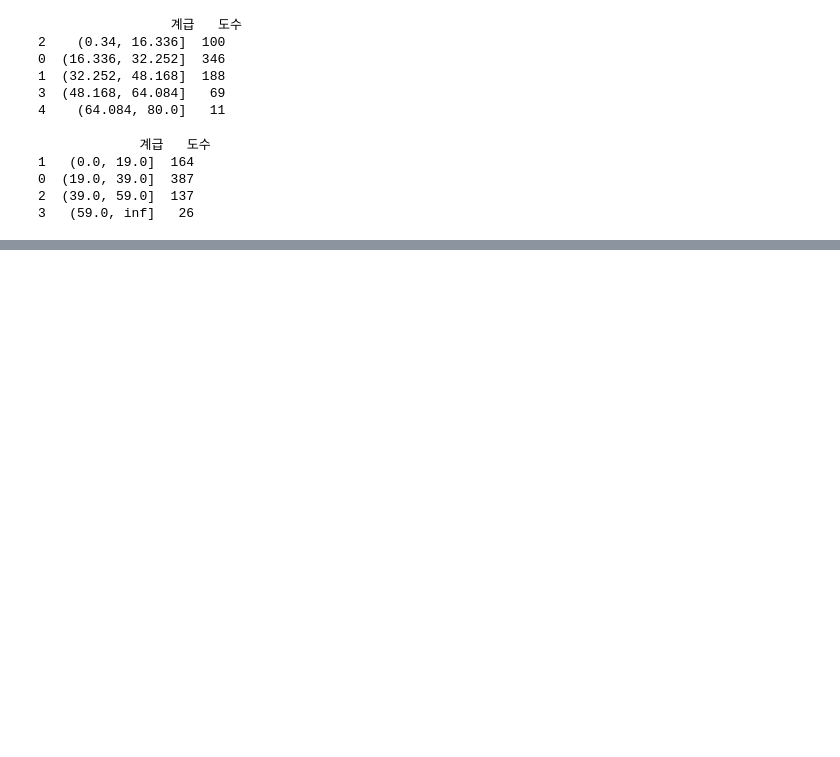
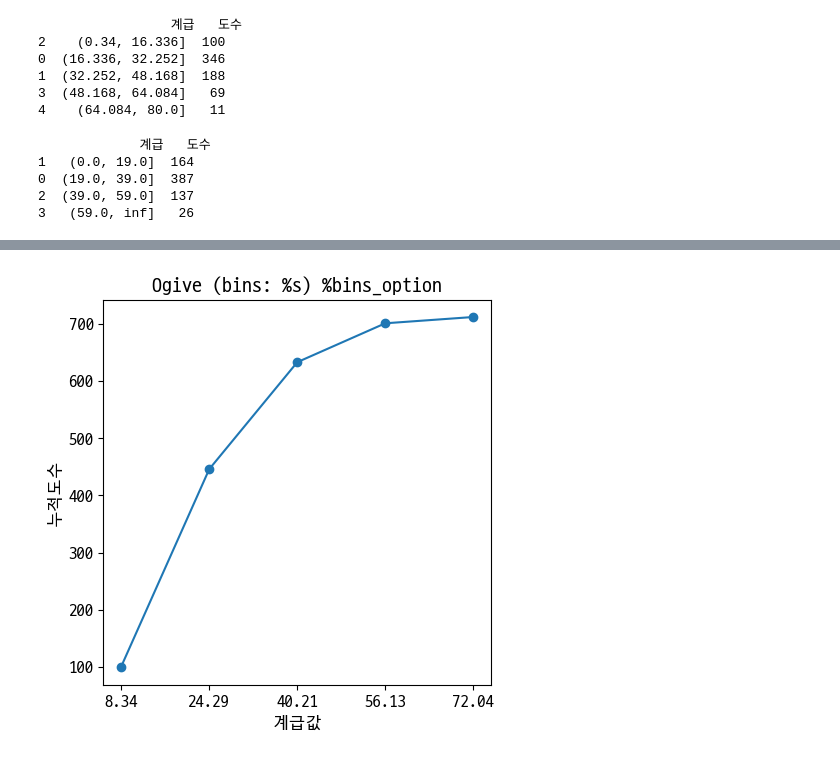
Before and after one commit to chw8207/ADP-study, a Jupyter notebook: EDA.ipynb, the cells around one changed output, grey strips where cells are left out. Cells and saved outputs as stored; diff of their text form; code cells hidden in the pictures; blank space fills up the shorter version.

```diff
--- a/EDA.ipynb
+++ b/EDA.ipynb
@@ -187,3 +211,7 @@ print(freq2)
 0  (19.0, 39.0]  387
 2  (39.0, 59.0]  137
 3   (59.0, inf]   26
+# %%
+# freq1의 상대 도수분포표 생성
+freq1['상대도수'] = freq1['도수'].apply(lambda x: x/freq1['도수'].sum())
+print(freq1)
@@ -189,0 +366,19 @@ print(freq2)
+# %%
+# 오자이브(ogive) 함수 정의
+def OGIVE(data, bins_option) :
+    result1 = pd.cut(data, bins=bins_option)
+    freq1 = pd.DataFrame(result1.value_counts()).reset_index().rename(columns=\
+                                                                      {'index':'계급',
+                                                                       'Age':'도수'}).sort_values(by='계급' )
+    freq1['누적도수'] = freq1['도수'].cumsum()
+    freq1['계급값'] = freq1['계급'].apply(lambda x: (x.left+x.right)/2)
+    plt.plot(freq1['계급값'], freq1['누적도수'], marker='o')
+    plt.xticks(freq1['계급값'])
+    plt.ylabel('누적도수')
+    plt.xlabel('계급값')
+    plt.title('Ogive (bins: %s)' %bins_option)
+    return freq1, plt.show()
+# %%
+freq, img = OGIVE(data=titanic['Age'], bins_option=5)
+# %% [output]
+[figure, added]
```
Also changed, not shown: parts of 19 cells of this notebook.
